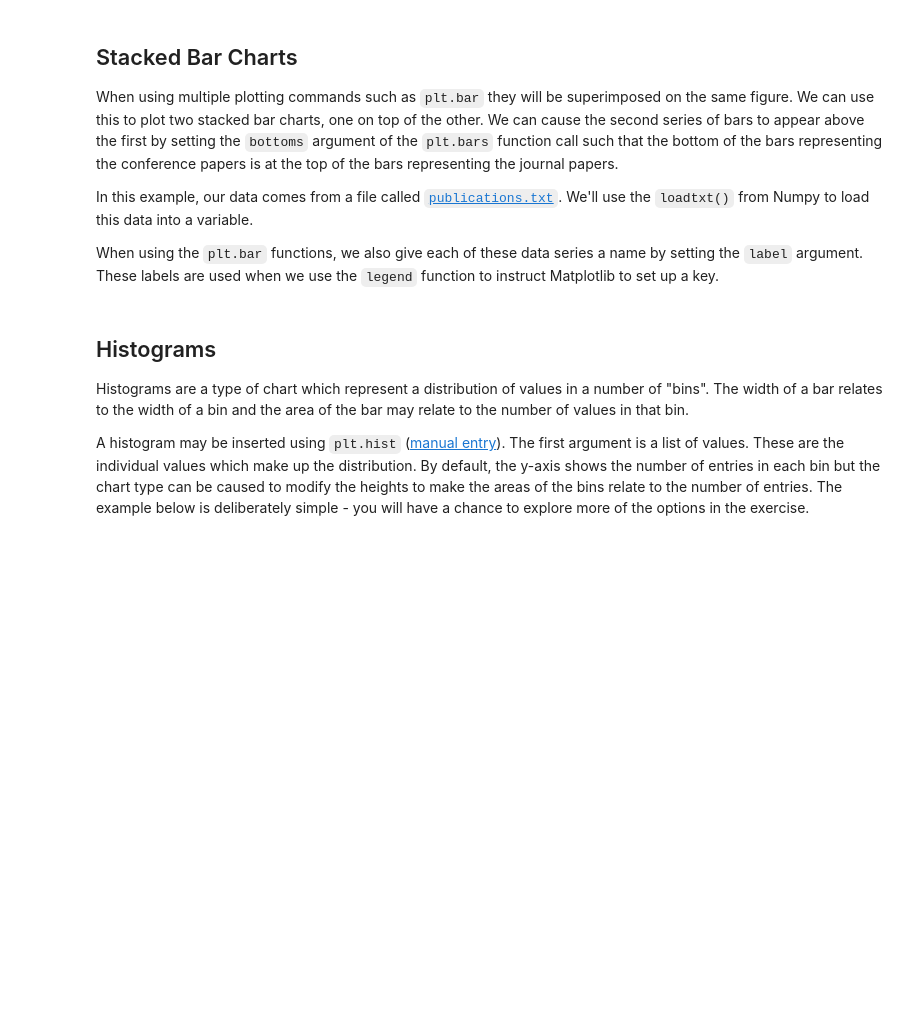
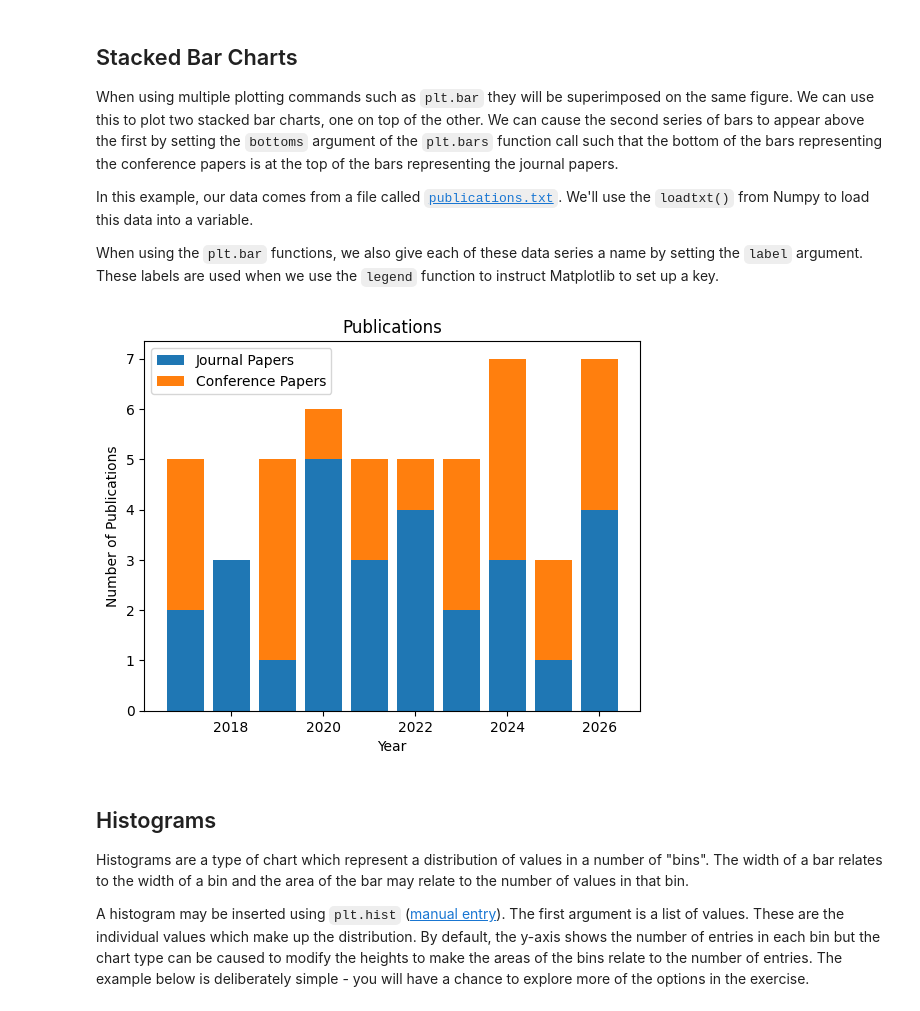
Before and after one commit to ada-4a03fa39b6/RCDS-Summer-School-2025, a Jupyter notebook: 3_Wednesday/PLT2 - Bars, Bins and Pies.ipynb, the cells around one changed output. Saved outputs shown, nothing was run; the diff lists cells and outputs as text; code cells hidden in the pictures; blank space fills up the shorter version.

```diff
--- a/3_Wednesday/PLT2 - Bars, Bins and Pies.ipynb
+++ b/3_Wednesday/PLT2 - Bars, Bins and Pies.ipynb
@@ -40,29 +46,32 @@
 # %%
 # Import matplotlib and numpy
 import matplotlib.pyplot as plt
 import numpy as np
 
 # Load the data from a file
 data = np.loadtxt("Data/publications.txt")
 
 # TODO: Assign columns of the array to variables year, journal, and conference
-
+year, journal, conference = data[:,0], data[:,1], data[:, 2]
 
 
 # Set up the labels and the titles
 plt.ylabel("Number of Publications")
 plt.xlabel("Year")
 plt.title("Publications")
 
 # Create a bar plot for each of the data series
 # The "label" argument adds a label to the series to be used in the key
 plt.bar(year, journal, label = "Journal Papers")
 # When adding the second data set, the "bottom" argument causes the bars to be stacked on top of the first bars
 plt.bar(year, conference, label = "Conference Papers", bottom = journal)
 
 # The legend command places a legend on the figure
 # Because the legend uses the labels set up in the plt.bar commands, it must appear after these commands
 plt.legend()
+plt.show()
+# %% [output]
+[figure, added]
 # %% [markdown]
 ## Histograms
 
```
Also changed, not shown: parts of 4 cells of this notebook, 10 other files.
